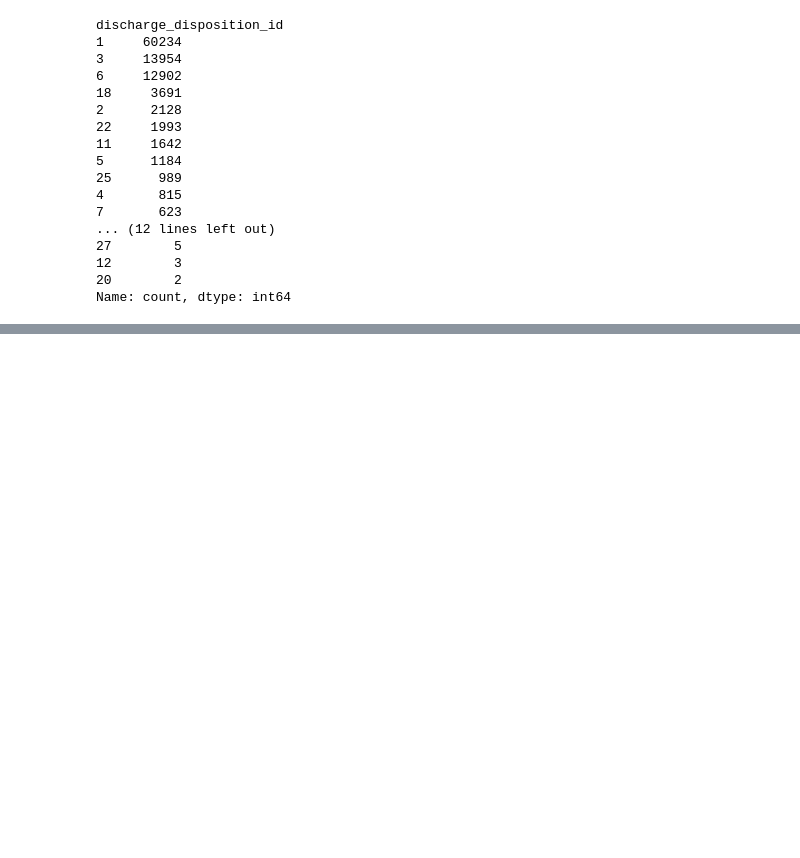
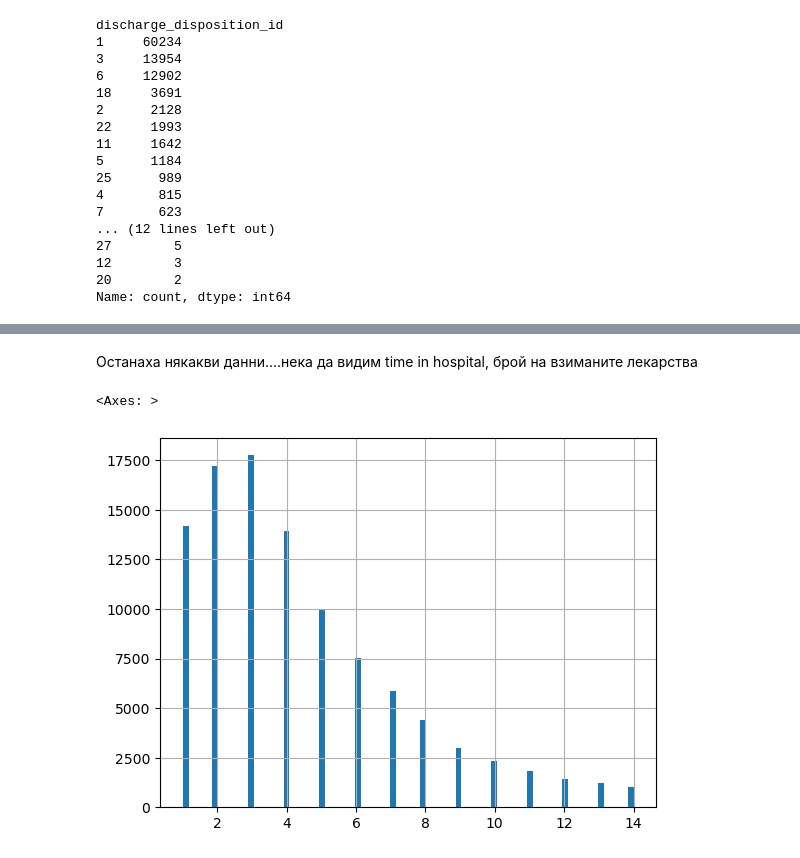
Before and after one commit to rainbou1/Machine-Learning, a Jupyter notebook: 01.Introduction_To_Machine_Learning/Introduction_To_Machine_Learning.ipynb, the cells around one changed output, grey strips where cells are left out. Cells and saved outputs as stored; diff of their text form; code cells hidden in the pictures; blank space fills up the shorter version.

```diff
--- a/01.Introduction_To_Machine_Learning/Introduction_To_Machine_Learning.ipynb
+++ b/01.Introduction_To_Machine_Learning/Introduction_To_Machine_Learning.ipynb
@@ -164,0 +330,7 @@ Name: count, dtype: int64
+# %% [markdown]
+Останаха някакви данни....нека да видим time in hospital, брой на взиманите лекарства
+# %%
+diabetes_data.time_in_hospital.hist(bins = "fd")
+# %% [output]
+<Axes: >
+[figure, added]
```
Also changed, not shown: parts of 75 cells of this notebook.
